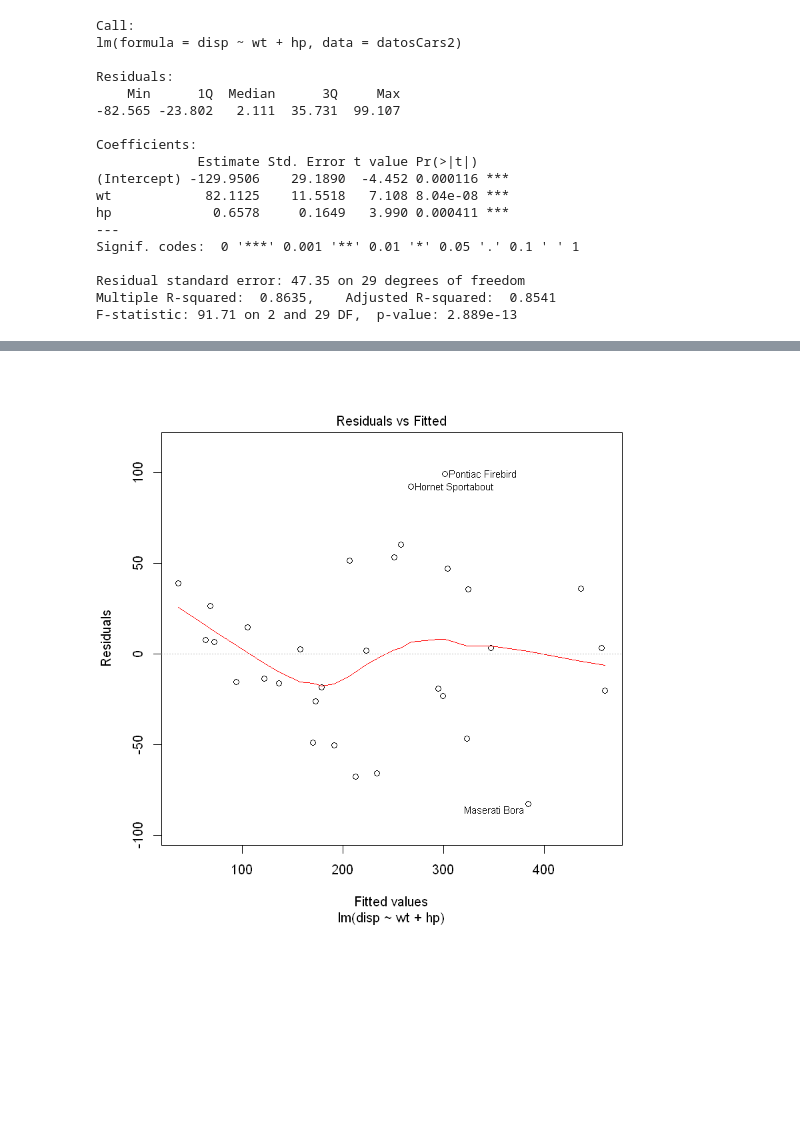
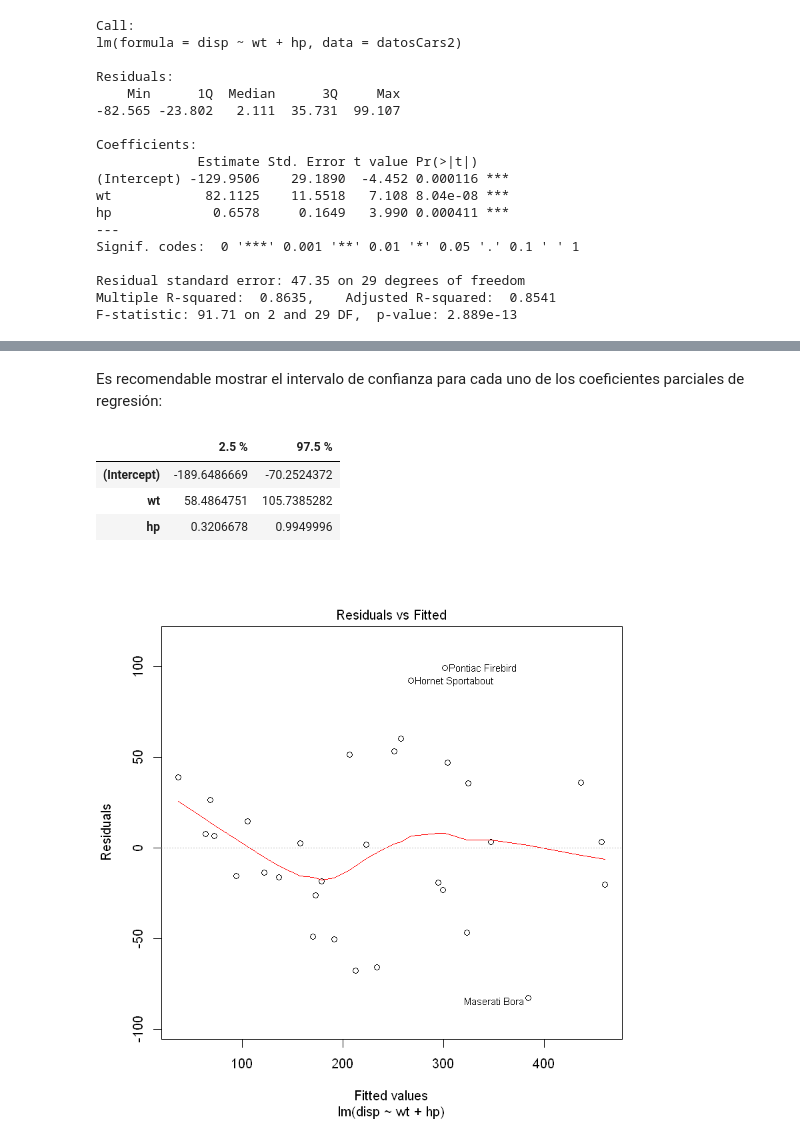
Before and after one commit to DanielEdu/R, a Jupyter notebook: Actividad Nro2.ipynb, the cells around one changed output, grey strips where cells are left out. Cells and saved outputs as stored; diff of their text form; code cells hidden in the pictures; blank space fills up the shorter version.

```diff
--- a/Actividad Nro2.ipynb
+++ b/Actividad Nro2.ipynb
@@ -346,3 +384,12 @@ los Coefficients nos indican que las variables son adecuadas
+# %% [markdown]
+Es recomendable mostrar el intervalo de confianza para cada uno de los coeficientes parciales de regresión:
+# %%
+confint(regresion2)
+# %% [output]
+|  | 2.5 % | 97.5 % |
+| (Intercept) | -189.6486669 | -70.2524372 |
+| wt | 58.4864751 | 105.7385282 |
+| hp | 0.3206678 | 0.9949996 |
 # %%
 plot(regresion2)
 # %% [output]
```
Also changed, not shown: parts of 27 cells of this notebook.
